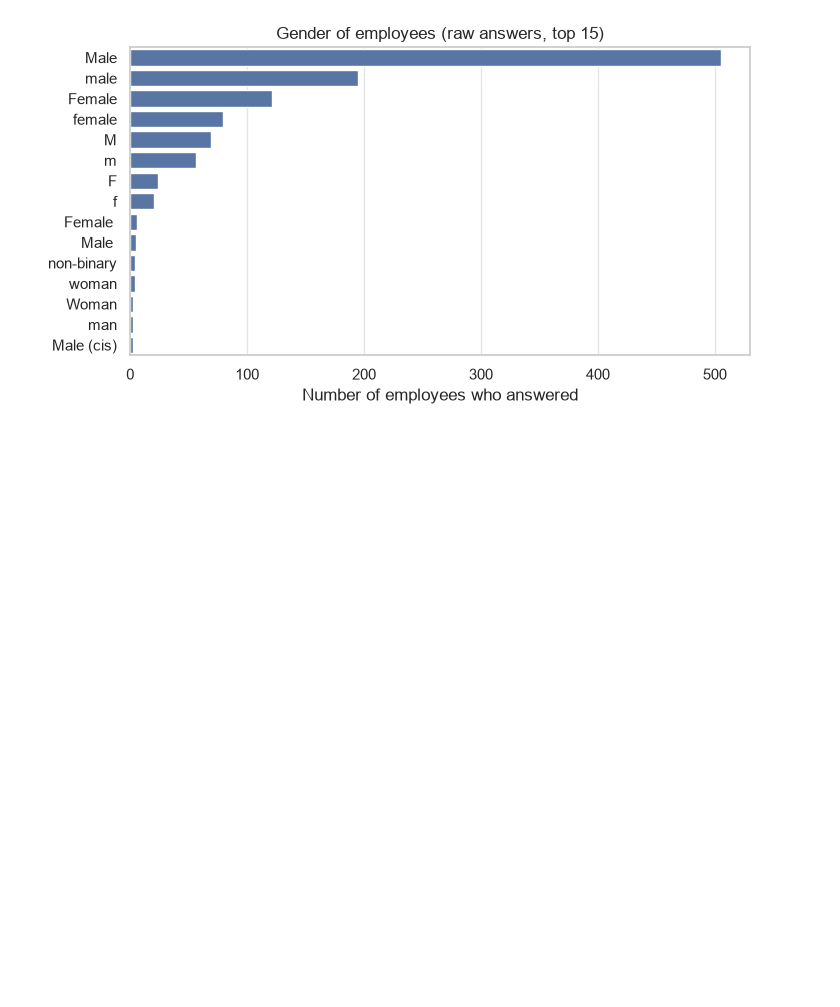
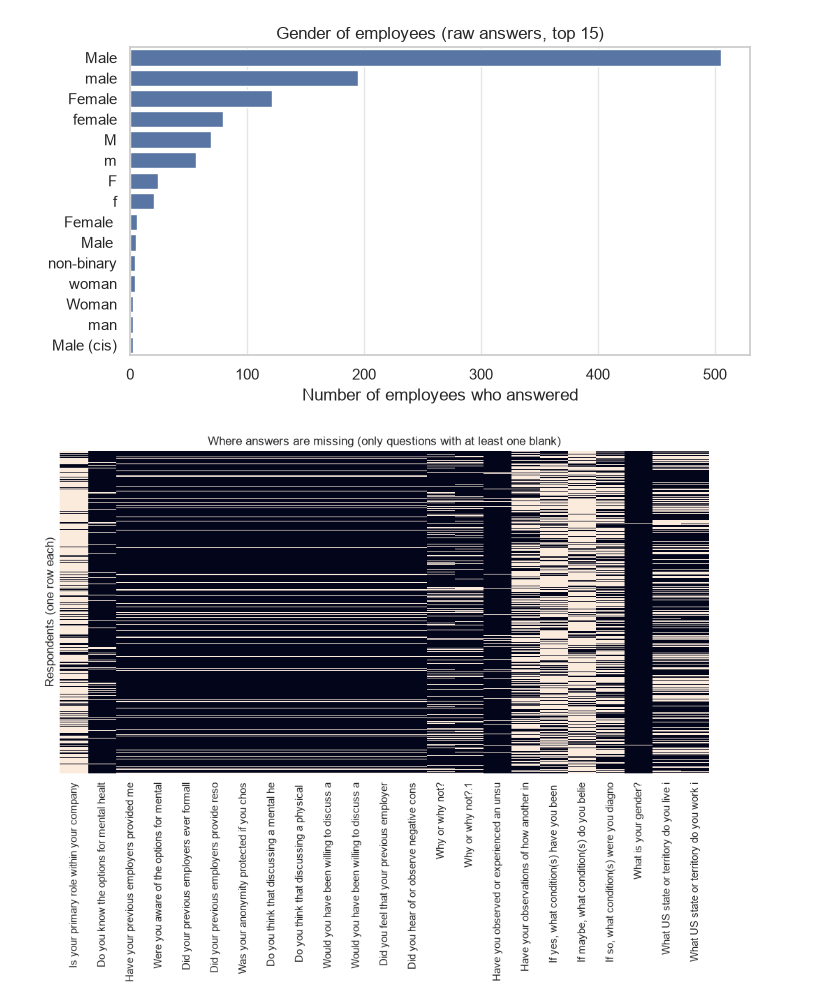
Before and after one commit to fluyid/osmi-mental-health-in-tech, a Jupyter notebook: osmi-clustering/notebooks/01_clustering.ipynb, the cells around one changed output. Saved outputs shown, nothing was run; the diff lists cells and outputs as text; code cells hidden in the pictures; blank space fills up the shorter version.

Commit message:
Finish EDA with missingness heatmap and notes. Notes cover sample, data quality issues, skip-logic missingness, HR findings and decisions for cleaning

```diff
--- a/osmi-clustering/notebooks/01_clustering.ipynb
+++ b/osmi-clustering/notebooks/01_clustering.ipynb
@@ -247,3 +245,19 @@ plt.savefig("../figures/gender_employees.png", dpi=150, bbox_inches="tight")
 plt.show()
 # %% [output]
 [figure]
+# %%
+has_missing = employees_clean.columns[employees_clean.isna().any()]
+
+plt.figure(figsize=(12, 6))
+sns.heatmap(
+    employees_clean[has_missing].isna(),
+    cbar=False,
+    xticklabels=[c[:40] for c in has_missing],
+    yticklabels=False,
+)
+plt.title("Where answers are missing (only questions with at least one blank)")
+plt.ylabel("Respondents (one row each)")
+plt.savefig("../figures/missingness_heatmap.png", dpi=150, bbox_inches="tight")
+plt.show()
+# %% [output]
+[figure, added]
```
Also changed, not shown: parts of 3 cells of this notebook, 1 other file.
